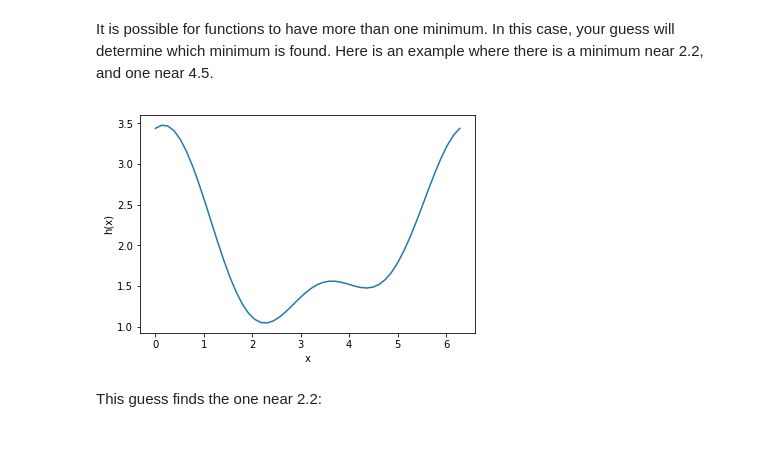
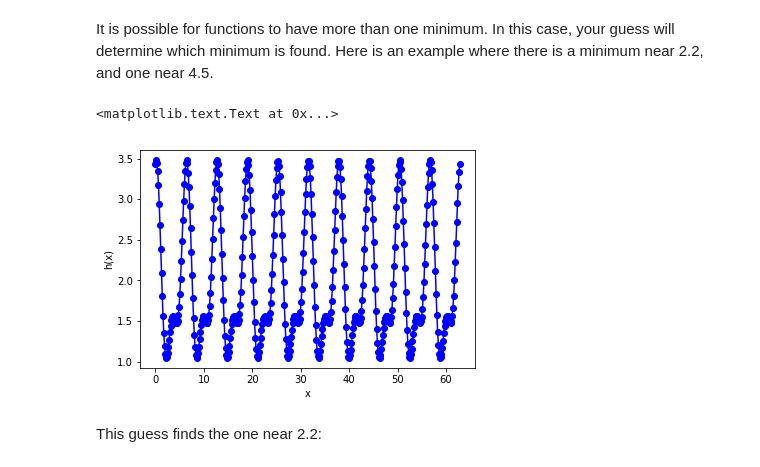
Before and after one commit to jkitchin/f18-06623, a Jupyter notebook: lectures/10-min-max.ipynb, the cells around one changed output. Drawn from its saved outputs; the diff is of its cells as text; code cells hidden in the pictures.

```diff
--- a/lectures/10-min-max.ipynb
+++ b/lectures/10-min-max.ipynb
@@ -163,14 +199,15 @@ It is possible for functions to have more than one minimum. In this case, your g
 # %%
 def h(x):
     return 2 + np.cos(x) + np.cos(2*x - 0.5) / 2
 
-x = np.linspace(0, 2 * np.pi)
+x = np.linspace(0, 20 * np.pi, 400)
 
-plt.plot(x, h(x))
+plt.plot(x, h(x), 'bo-')
 plt.xlabel('x')
 plt.ylabel('h(x)')
 # %% [output]
+<matplotlib.text.Text at 0x...>
-[figure, old version]
+[figure, new version]
 # %% [markdown]
 This guess finds the one near 2.2:
 # %%
```
Also changed, not shown: parts of 22 cells of this notebook, 2 other files.
